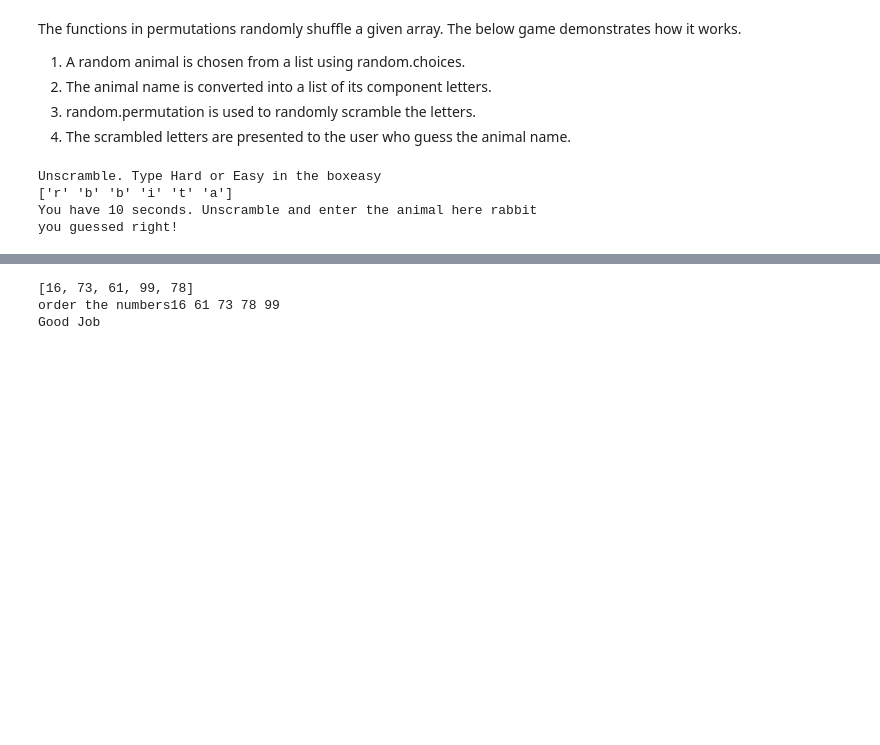
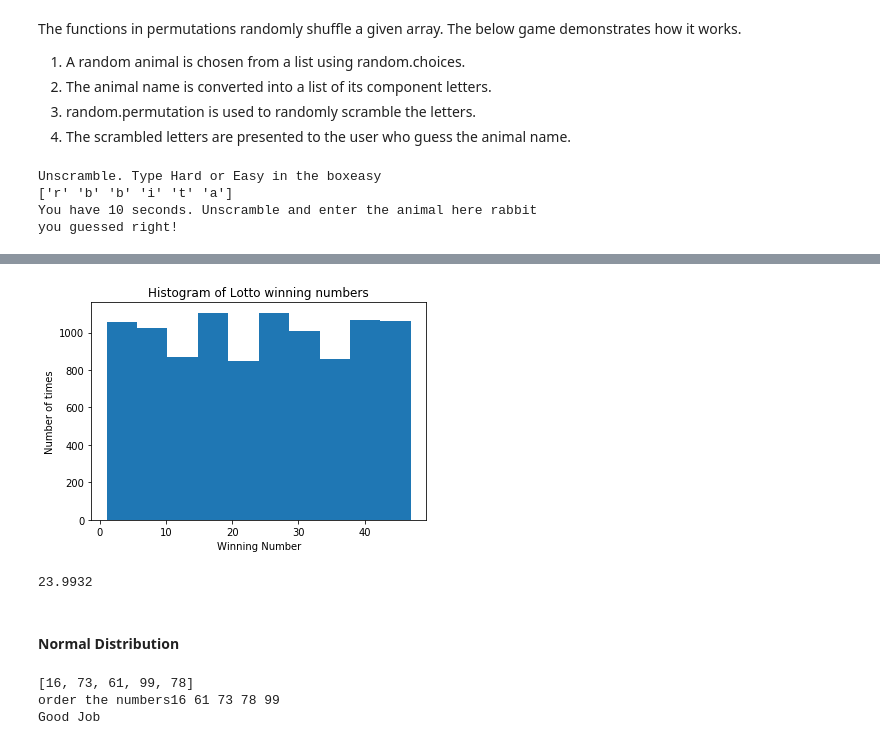
Before and after one commit to dermotkel/programming-for-data-analysis, a Jupyter notebook: Simple Random Data.ipynb, the cells around one changed output, grey strips where cells are left out. Drawn from its saved outputs; the diff is of its cells as text; code cells hidden in the pictures; blank space fills up the shorter version.

Commit message:
Added distribution section and finished uniform distribution

```diff
--- a/Simple Random Data.ipynb
+++ b/Simple Random Data.ipynb
@@ -336,3 +351,17 @@ you guessed right!
+# %%
+lotto = np.random.randint(1,48,10000)
+
+plt.hist(lotto)
+plt.ylabel('Number of times')
+plt.xlabel('Winning Number')
+plt.title("Histogram of Lotto winning numbers")
+plt.show()
+print(np.mean(lotto))
+# %% [output]
+[figure, added]
+23.9932
+# %% [markdown]
+#### Normal Distribution
 # %%
 rs = np.random.RandomState(5)
 numList = rs.randint(100, size=5)
```
Also changed, not shown: parts of 4 cells of this notebook.
